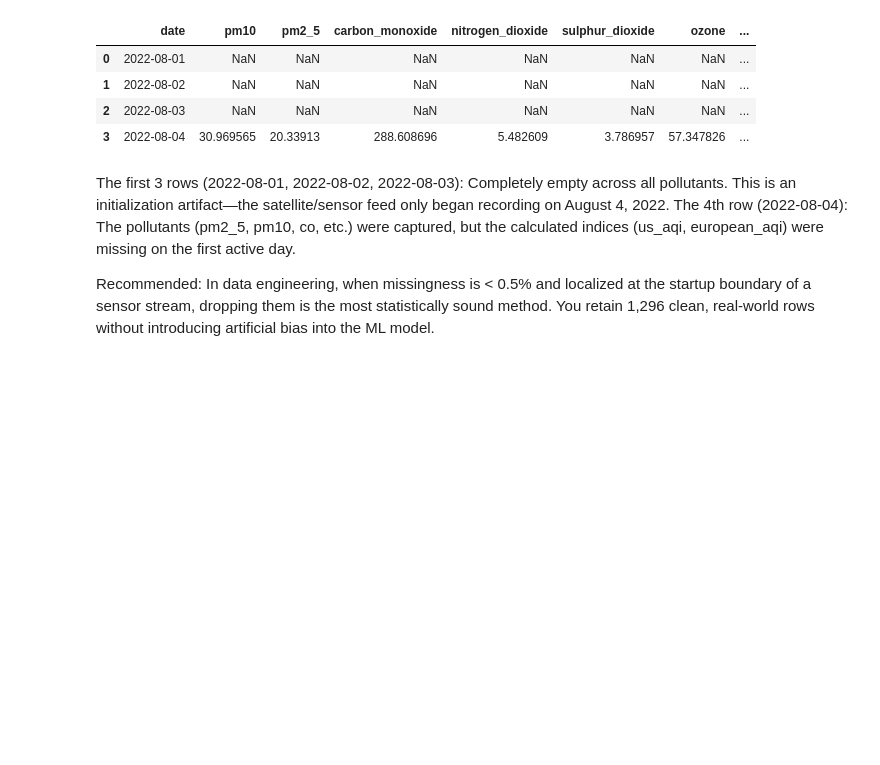
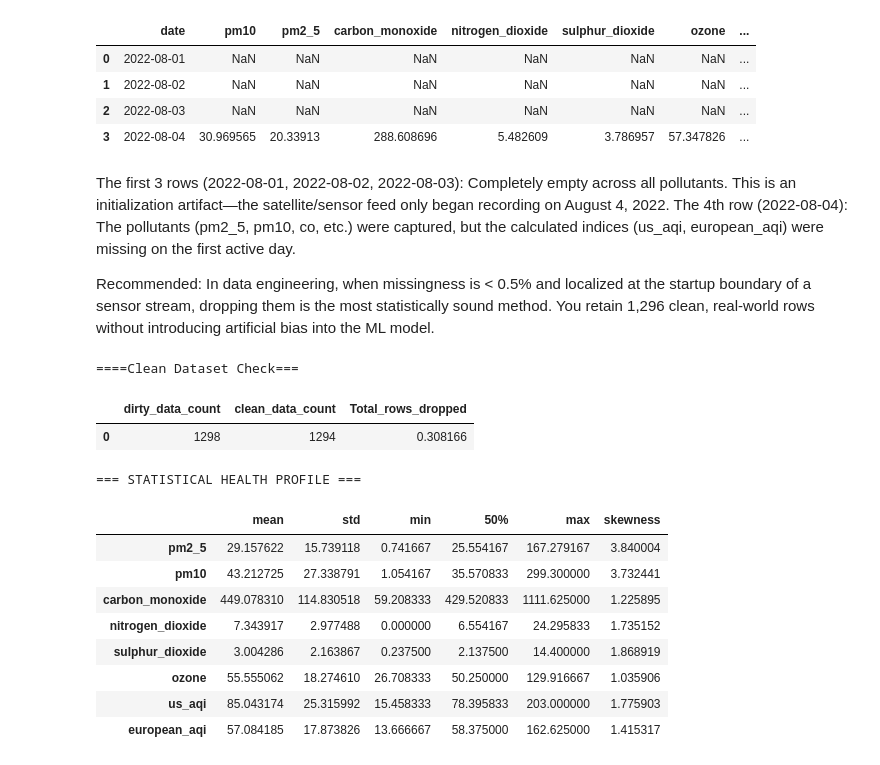
Before and after one commit to ELSHINE123/port-harcourt-air-quality-bigdat-project, a Jupyter notebook: notebooks/01_data_cleaning_and_profiling.ipynb, the cells around one changed output. Cells and saved outputs as stored; diff of their text form; code cells hidden in the pictures; blank space fills up the shorter version.

```diff
--- a/notebooks/01_data_cleaning_and_profiling.ipynb
+++ b/notebooks/01_data_cleaning_and_profiling.ipynb
@@ -98,8 +99,36 @@ df_clean = df_clean.dropna().reset_index(drop=True)
 # %%
 print("====Clean Dataset Check===")
 clean_check = pd.DataFrame({
-    "dirty_data_count": len(df_raw),
-    "clean_data_count": len(df_clean),
-    "Total_rows_dropped": len(df_raw) - len(df_clean),
-    "Percentage_rows_droppped": (len(df_clean) - len(df_raw) / len(df_raw)) * 100:.2f)
+    "dirty_data_count": [len(df_raw)],
+    "clean_data_count": [len(df_clean)],
+    "Total_rows_dropped": [((len(df_raw) - len(df_clean)) / len(df_raw)) * 100]
 })
+
+clean_check
+# %% [output]
+====Clean Dataset Check===
+|  | dirty_data_count | clean_data_count | Total_rows_dropped |
+| 0 | 1298 | 1294 | 0.308166 |
+# %%
+# Statistical profile: Mean, Std, Min, 25%, Median, 75%, Max, and Skewness
+environmental_cols = [
+    'pm2_5', 'pm10', 'dust', 'aerosol_optical_depth',
+    'carbon_monoxide', 'nitrogen_dioxide', 'sulphur_dioxide',
+    'ozone', 'uv_index', 'us_aqi', 'european_aqi'
+]
+stats_df = df_clean[pollutant_cols].describe().T
+stats_df['skewness'] = df_clean[pollutant_cols].skew()
+stats_df['iqr'] = stats_df['75%'] - stats_df['25%']
+print("=== STATISTICAL HEALTH PROFILE ===")
+stats_df[['mean', 'std', 'min', '50%', 'max', 'skewness']]
+# %% [output]
+=== STATISTICAL HEALTH PROFILE ===
+|  | mean | std | min | 50% | max | skewness |
+| pm2_5 | 29.157622 | 15.739118 | 0.741667 | 25.554167 | 167.279167 | 3.840004 |
+| pm10 | 43.212725 | 27.338791 | 1.054167 | 35.570833 | 299.300000 | 3.732441 |
+| carbon_monoxide | 449.078310 | 114.830518 | 59.208333 | 429.520833 | 1111.625000 | 1.225895 |
+| nitrogen_dioxide | 7.343917 | 2.977488 | 0.000000 | 6.554167 | 24.295833 | 1.735152 |
+| sulphur_dioxide | 3.004286 | 2.163867 | 0.237500 | 2.137500 | 14.400000 | 1.868919 |
+| ozone | 55.555062 | 18.274610 | 26.708333 | 50.250000 | 129.916667 | 1.035906 |
+| us_aqi | 85.043174 | 25.315992 | 15.458333 | 78.395833 | 203.000000 | 1.775903 |
+| european_aqi | 57.084185 | 17.873826 | 13.666667 | 58.375000 | 162.625000 | 1.415317 |
```
Also changed, not shown: parts of 6 cells of this notebook, 3 other files.
